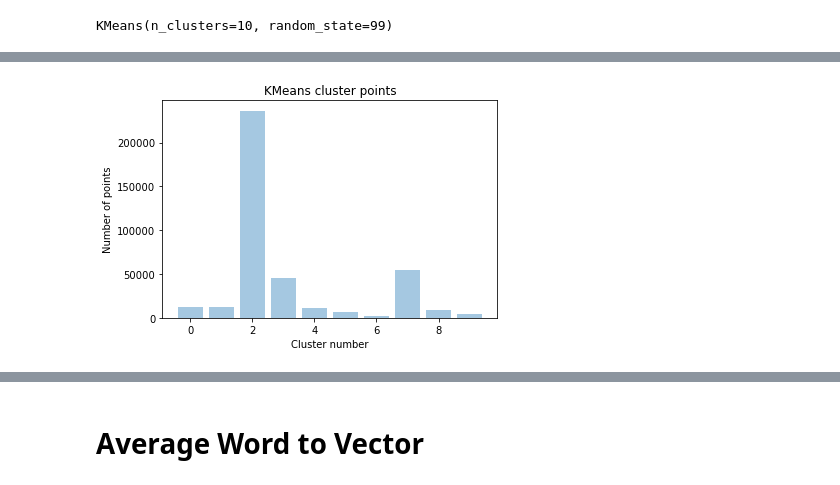
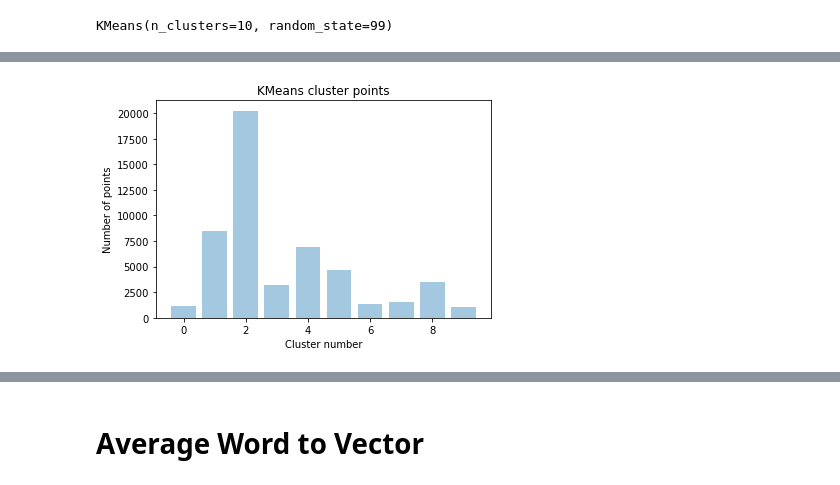
Before and after one commit to Sette/am, a Jupyter notebook: Aula_011 - Text Clustering.ipynb, the cells around one changed output, grey strips where cells are left out. Drawn from its saved outputs; the diff is of its cells as text; code cells hidden in the pictures.

```diff
--- a/Aula_011 - Text Clustering.ipynb
+++ b/Aula_011 - Text Clustering.ipynb
@@ -21,6 +46,8 @@ files.upload()
 import pandas as pd
 #load the data
 sample=pd.read_csv("data/amazon/Reviews.csv")
+# %%
+sample = sample.groupby('Score', group_keys=False).apply(lambda x: x.sample(frac=0.1))
 # %%
 #check the loaded data
 print(sample.shape)
@@ -229,8 +249,8 @@ final.head()
 # %% [markdown]
 ### K means using bag of words
 # %%
-from sklearn.feature_extraction.text import CountVectorizer
-count_vect = CountVectorizer()
+from sklearn.feature_extraction.text import TfidfVectorizer
+count_vect = TfidfVectorizer()
 bow = count_vect.fit_transform(final['CleanedText'].values)
 bow.shape
 # %% [output]
@@ -289,6 +269,6 @@ silhouette_score
 # %%
 df = final
-df['Bow Clus Label'] = model.labels_ # the last column you can see the label numebers
+df["Tfidf Clus Label"] = model.labels_ # the last column you can see the label numebers
 df.head(2)
 # %% [output]
 |  | Id | ProductId | UserId | ProfileName | HelpfulnessNumerator | HelpfulnessDenominator | Score | ... |
@@ -339,10 +280,8 @@ Cluster 1: coffe
 # %%
-# visually how points or reviews are distributed across 10 clusters
-import matplotlib.pyplot as plt
-plt.bar([x for x in range(10)], df.groupby(['Bow Clus Label'])['Text'].count(), alpha = 0.4)
+plt.bar([x for x in range(10)], df.groupby(['Tfidf Clus Label'])['Text'].count(), alpha = 0.4)
 plt.title('KMeans cluster points')
 plt.xlabel("Cluster number")
 plt.ylabel("Number of points")
 plt.show()
 # %% [output]
-[figure, old version]
+[figure, new version]
```
Also changed, not shown: parts of 59 cells of this notebook.
